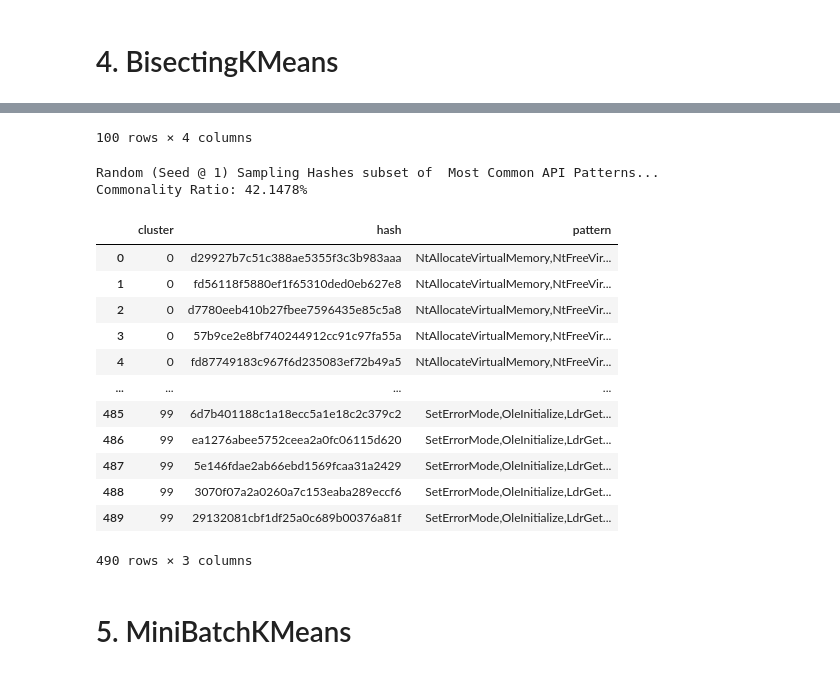
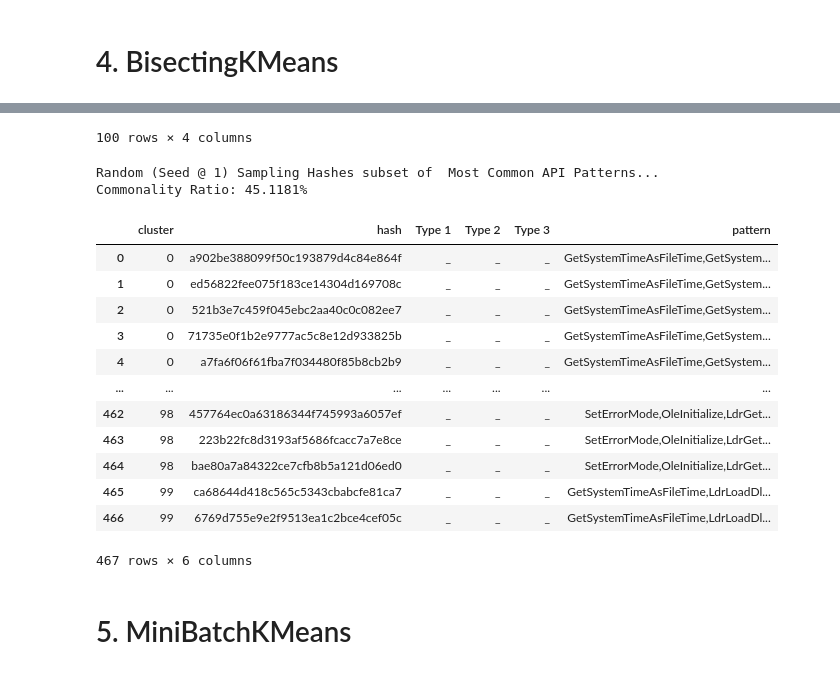
Before and after one commit to jm55/THESIS, a Jupyter notebook: Official Development/Dataset/Clustering_Malicious.ipynb, the cells around one changed output, grey strips where cells are left out. Drawn from its saved outputs; the diff is of its cells as text; code cells hidden in the pictures.

```diff
--- a/Official Development/Dataset/Clustering_Malicious.ipynb
+++ b/Official Development/Dataset/Clustering_Malicious.ipynb
@@ -65,7 +63,7 @@ def inverse_label(df):
 # %% [markdown]
 From: https://medium.com/swlh/k-means-clustering-on-high-dimensional-data-d2151e1a4240
 # %%
-def searchK(parameters, model, X):
+def search_k(parameters, model, X):
     '''Search for the best parameter(s) for the model (usually cluster size or K value)'''
     paramGrid = ParameterGrid(parameters)
     best_score = -1
@@ -76,11 +74,11 @@ def searchK(parameters, model, X):
     print("Searching Best Clustering Parameters...")
     for p in paramGrid:
         model.set_params(**p)    # set current hyper parameter
-        startTime = time.time()
+        start_time = time.time()
         model.fit(X)          # fit model on wine dataset, this will find clusters based on parameter p
         ss = metrics.silhouette_score(X, model.labels_, random_state=seed)   # calculate silhouette_score
         silhouette_scores += [ss]       # store all the scores
-        print('Parameter:', p, 'Score', f"{ss:.4f}", 'Unique_Labels', len(pd.Series(model.labels_).unique()), "Time", f"{time.time()-startTime:.4f}")
+        print('Parameter:', p, 'Score', f"{ss:.4f}", 'Unique_Labels', len(pd.Series(model.labels_).unique()), "Time", f"{time.time()-start_time:.4f}")
         # check p which has the best score
         if ss > best_score:
             best_score = ss
@@ -93,8 +91,8 @@ def searchK(parameters, model, X):
 
 def clustering(inner_df, name, clusterer, parameters):
     '''Executes the data clustering on the dataset. Produces the same input dataset with the additional column for the cluster #.'''
-    X = getX(inner_df)
-    bestCluster, bestClusterer = searchK(parameters, clusterer, X) #assumes bestCluster already fitted
+    X = get_x(inner_df)
+    bestCluster, bestClusterer = search_k(parameters, clusterer, X) #assumes bestCluster already fitted
     #bestClusterer.fit(X)
     inner_df['cluster'] = bestClusterer.labels_
     inner_df.to_csv(f"Clustering/Malicious/{name}_Encoded_Clustering.csv", index=False)
@@ -103,8 +101,9 @@ def clustering(inner_df, name, clusterer, parameters):
     print("")
     return bestCluster
 
-def commonAPICluster(inner_df, name, size):
+def common_api_cluster(inner_df, name, size):
     '''Determine the most common API call patterns for each cluster'''
+    global df
     inner_df = df
     clusters = inner_df['cluster'].unique()
     clusters.sort()
@@ -117,12 +116,11 @@ def commonAPICluster(inner_df, name, size):
         commonC = raw_commonC.value_counts().to_frame(name='counts').reset_index()
         commonAPI.append([cluster, commonC['counts'].iloc[0], round(commonC['counts'].iloc[0]/raw_commonC.shape[0],4), commonC['pattern'].iloc[0]])
     commonAPI = pd.DataFrame(commonAPI, columns=['cluster', 'count', 'match_ratio', 'pattern'])
-    commonAPI.to_csv(f"Clustering/Malicious/{name}_CommonAPICluster.csv", index=False)
+    commonAPI.to_csv(f"Clustering/Malicious/{name}_Common_API_Cluster.csv", index=False)
     print("")
     return commonAPI
 
-def getSampleHash_Common(inner_df, common_counts, name, size, samplesize):
-    '''Get n sample hashes from each cluster for analysis in VT'''
+def get_samplehash_common(inner_df, common_counts, name, size, samplesize):
     hashes = []
     global seed
     random.seed(seed)
@@ -137,27 +135,28 @@ def getSampleHash_Common(inner_df, common_counts, name, size, samplesize):
         else:
             subsamples = random.sample(sub_df['hash'].to_list(), samplesize)
         for subsample in subsamples:
-            hashes.append([common_counts.iloc[pattern,:]['cluster'], subsample, common_counts.iloc[pattern,:]['pattern']])
-    hashes = pd.DataFrame(hashes, columns=['cluster', 'hash', 'pattern'])
+            hashes.append([common_counts.iloc[pattern,:]['cluster'], subsample, '_', '_', '_', common_counts.iloc[pattern,:]['pattern']])
+    hashes = pd.DataFrame(hashes, columns=['cluster', 'hash', 'Type 1', 'Type 2', 'Type 3', 'pattern'])
     hashes.to_csv(f"Clustering/Malicious/{name}_SampleHash_Common.csv", index=True)
     print(f"Commonality Ratio: {(matching_samples/inner_df.shape[0])*100:.4f}%")
     print("")
     return hashes
 
-def injectPatterns(inner_df, inverse_labelled_df):
+def inject_patterns(inner_df, inverse_labelled_df):
     '''Injects the API call patterns of each sample as its last column'''
     patterns = []
     print("Injecting API patterns...")
     for row in range(inner_df.shape[0]):
-        patterns.append(listToStr(inverse_labelled_df.iloc[row,1:101].transpose().to_list()))
+        patterns.append(list_to_str(inverse_labelled_df.iloc[row,1:101].transpose().to_list()))
     inner_df['pattern'] = patterns
     print("")
+    inner_df.to_csv(f"Clustering/Malicious/API_Patterns.csv", index=False)
     return inner_df
 # %% [markdown]
 # 2. Load Dataset
 # %%
-df = loadDF()
-df = injectPatterns(df.copy(), inverse_label(df.copy()))
+df = load_df()
+df = inject_patterns(df.copy(), inverse_label(df.copy()))
 df
 # %% [output]
 Loading DF...
@@ -261,19 +259,18 @@ Commonality Ratio: 49.2464%
 df = reserve_df.copy()
 print(df.shape, "\n")
 
-init=['random', 'k-means++']
 algorithm = ['lloyd', 'elkan']
 clusters = [20,40,60,80,100] #Let's assume that there are up to 100 clusters that can be derived from the Oliveira dataset. Going beyond that is too much
-samplesize = 5 # Max no. of samples to obtain from a cluster
+samplesize = 10 # Max no. of samples to obtain from a cluster
 
 #Search for best clusters size and run clustering
 bestClusterParam = clustering(df, "BisectingKMeans",
                               BisectingKMeans(random_state=seed, verbose=0, copy_x=True),
-                              {'n_clusters': clusters, 'algorithm':algorithm, 'init':init})
+                              {'n_clusters': clusters, 'algorithm':algorithm})
 
-commonAPI = commonAPICluster(df, "BisectingKMeans", bestClusterParam)
+commonAPI = common_api_cluster(df, "BisectingKMeans", bestClusterParam)
 display(commonAPI)
 
-commonHashes = getSampleHash_Common(df, commonAPI, "BisectingKMeans", bestClusterParam, samplesize)
+commonHashes = get_samplehash_common(df, commonAPI, "BisectingKMeans", bestClusterParam, samplesize)
 display(commonHashes)
 # %% [output]
@@ -309,19 +306,19 @@ Parameter: {'algorithm': 'lloyd', 'init': 'k-means++', 'n_clusters': 80} Score 0
 100 rows × 4 columns
 Random (Seed @ 1) Sampling Hashes subset of  Most Common API Patterns...
-Commonality Ratio: 42.1478%
+Commonality Ratio: 45.1181%
-|  | cluster | hash | pattern |
-| 0 | 0 | d29927b7c51c388ae5355f3c3b983aaa | NtAllocateVirtualMemory,NtFreeVir... |
-| 1 | 0 | fd56118f5880ef1f65310ded0eb627e8 | NtAllocateVirtualMemory,NtFreeVir... |
-| 2 | 0 | d7780eeb410b27fbee7596435e85c5a8 | NtAllocateVirtualMemory,NtFreeVir... |
-| 3 | 0 | 57b9ce2e8bf740244912cc91c97fa55a | NtAllocateVirtualMemory,NtFreeVir... |
-| 4 | 0 | fd87749183c967f6d235083ef72b49a5 | NtAllocateVirtualMemory,NtFreeVir... |
-| ... | ... | ... | ... |
-| 485 | 99 | 6d7b401188c1a18ecc5a1e18c2c379c2 | SetErrorMode,OleInitialize,LdrGet... |
-| 486 | 99 | ea1276abee5752ceea2a0fc06115d620 | SetErrorMode,OleInitialize,LdrGet... |
-| 487 | 99 | 5e146fdae2ab66ebd1569fcaa31a2429 | SetErrorMode,OleInitialize,LdrGet... |
-| 488 | 99 | 3070f07a2a0260a7c153eaba289eccf6 | SetErrorMode,OleInitialize,LdrGet... |
-| 489 | 99 | 29132081cbf1df25a0c689b00376a81f | SetErrorMode,OleInitialize,LdrGet... |
+|  | cluster | hash | Type 1 | Type 2 | Type 3 | pattern |
+| 0 | 0 | a902be388099f50c193879d4c84e864f | _ | _ | _ | GetSystemTimeAsFileTime,GetSystem... |
+| 1 | 0 | ed56822fee075f183ce14304d169708c | _ | _ | _ | GetSystemTimeAsFileTime,GetSystem... |
+| 2 | 0 | 521b3e7c459f045ebc2aa40c0c082ee7 | _ | _ | _ | GetSystemTimeAsFileTime,GetSystem... |
+| 3 | 0 | 71735e0f1b2e9777ac5c8e12d933825b | _ | _ | _ | GetSystemTimeAsFileTime,GetSystem... |
+| 4 | 0 | a7fa6f06f61fba7f034480f85b8cb2b9 | _ | _ | _ | GetSystemTimeAsFileTime,GetSystem... |
+| ... | ... | ... | ... | ... | ... | ... |
+| 462 | 98 | 457764ec0a63186344f745993a6057ef | _ | _ | _ | SetErrorMode,OleInitialize,LdrGet... |
+| 463 | 98 | 223b22fc8d3193af5686fcacc7a7e8ce | _ | _ | _ | SetErrorMode,OleInitialize,LdrGet... |
+| 464 | 98 | bae80a7a84322ce7cfb8b5a121d06ed0 | _ | _ | _ | SetErrorMode,OleInitialize,LdrGet... |
+| 465 | 99 | ca68644d418c565c5343cbabcfe81ca7 | _ | _ | _ | GetSystemTimeAsFileTime,LdrLoadDl... |
+| 466 | 99 | 6769d755e9e2f9513ea1c2bce4cef05c | _ | _ | _ | GetSystemTimeAsFileTime,LdrLoadDl... |
-490 rows × 3 columns
+467 rows × 6 columns
 # %% [markdown]
 # 5. MiniBatchKMeans
 # %%
```
Also changed, not shown: parts of 11 cells of this notebook, 8 other files.
